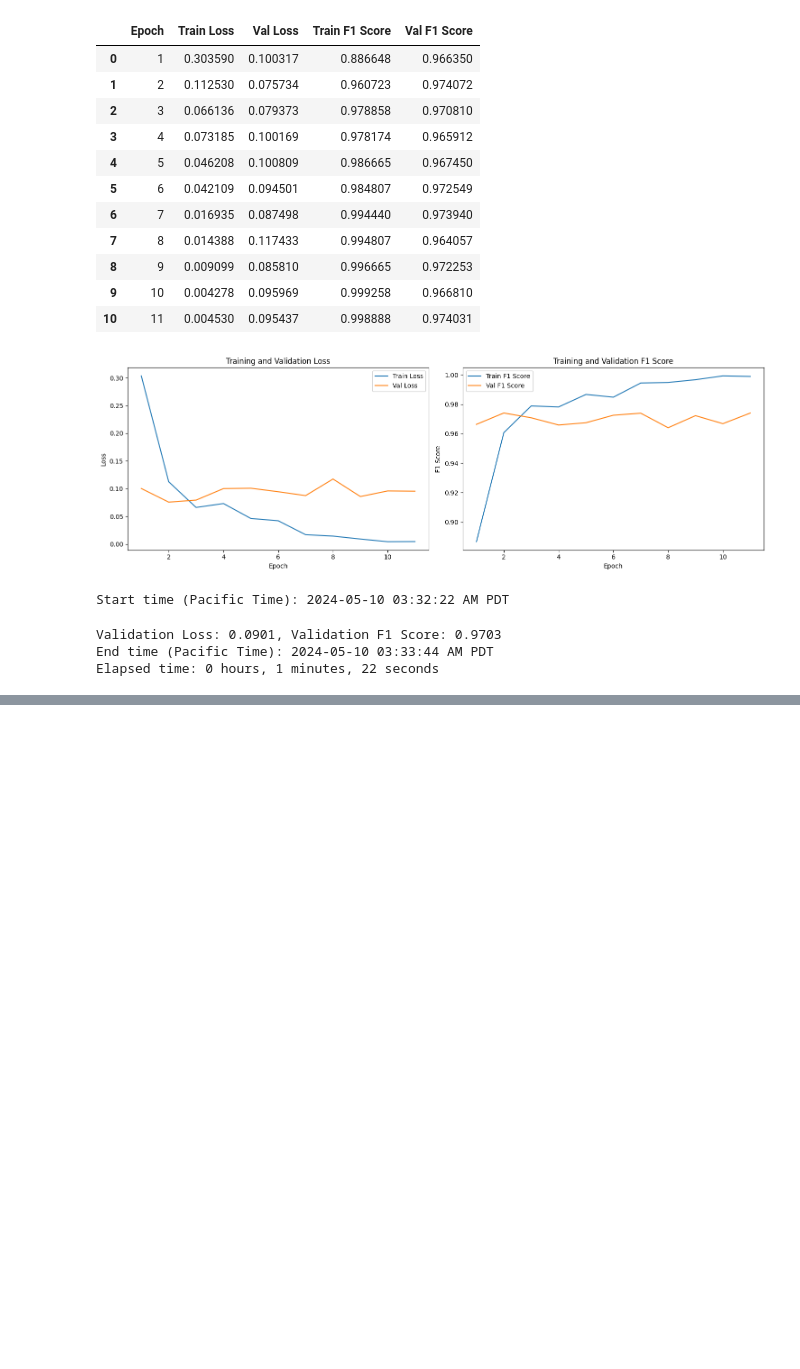
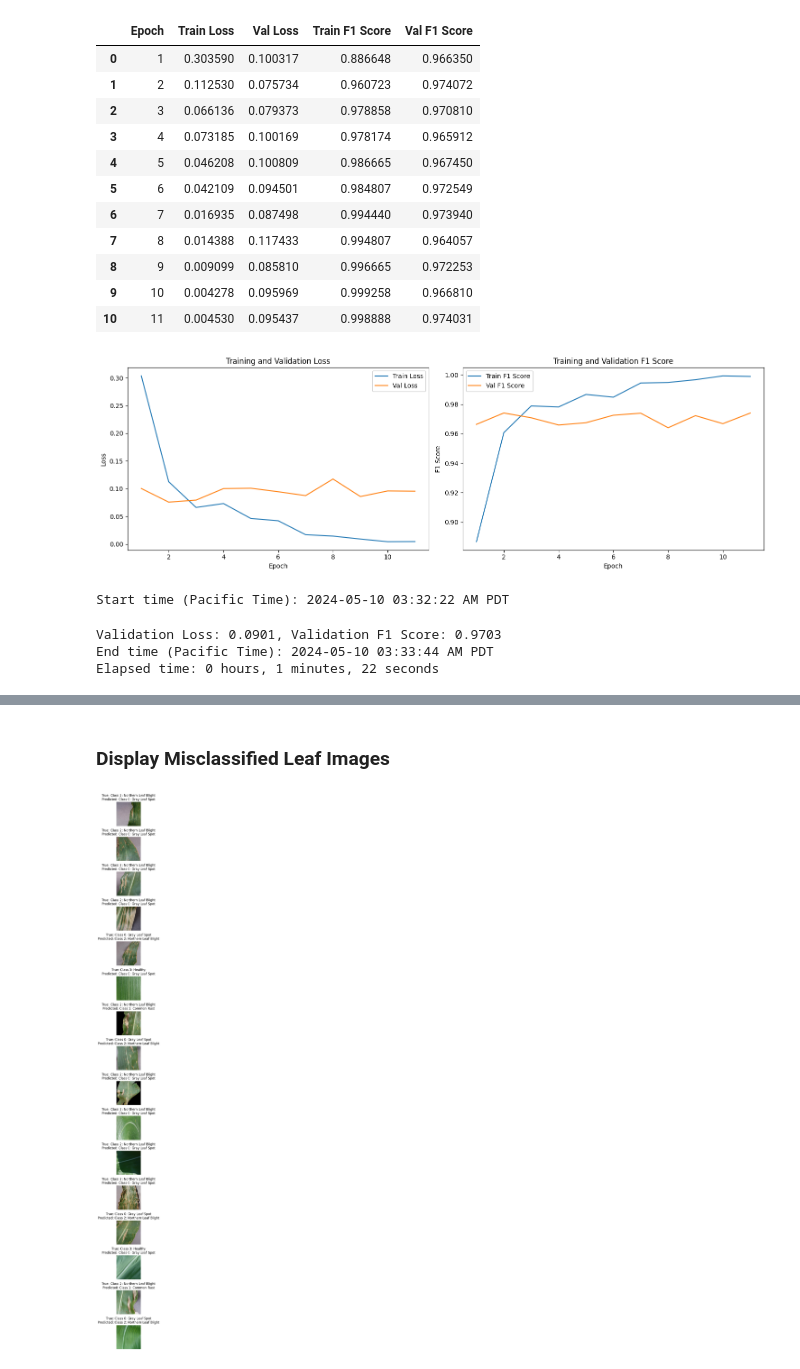
Before and after one commit to acabanela/deeplearning-final-project-sp24, a Jupyter notebook: Amadeo_ViT_fine_tuning.ipynb, the cells around one changed output, grey strips where cells are left out. Drawn from its saved outputs; the diff is of its cells as text; code cells hidden in the pictures; blank space fills up the shorter version.

```diff
--- a/Amadeo_ViT_fine_tuning.ipynb
+++ b/Amadeo_ViT_fine_tuning.ipynb
@@ -1180,0 +1450,47 @@ Elapsed time: 0 hours, 1 minutes, 22 seconds
+# %% [markdown]
+### Display Misclassified Leaf Images
+# %%
+class_names = {0: 'Class 0: Gray Leaf Spot',
+               1: 'Class 1: Common Rust',
+               2: 'Class 2: Northern Leaf Blight',
+               3: 'Class 3: Healthy'}
+
+import matplotlib.pyplot as plt
+import numpy as np
+
+def plot_images(images, titles, figsize=(15, 30)):
+    num_images = len(images)
+    fig, axes = plt.subplots(num_images, 1, figsize=figsize)
+    for i in range(num_images):
+        axes[i].imshow(images[i])
+        axes[i].set_title(titles[i])
+        axes[i].axis('off')
+    plt.tight_layout()
+    plt.show()
+
+# Define a function to plot misclassified images
+def plot_misclassified_samples(val_predictions, val_targets, val_loader, class_names):
+    misclassified_indices = np.where(np.array(val_predictions) != np.array(val_targets))[0]
+    # num_misclassified = min(5, len(misclassified_indices)) # can also sample if # of misclassified is high
+    # sample_indices = np.random.choice(misclassified_indices, num_misclassified, replace=False)
+    sample_indices = misclassified_indices
+
+    misclassified_images = []
+    true_labels = []
+    predicted_labels = []
+
+    for batch_images, batch_labels in val_loader:
+        for idx, label in enumerate(batch_labels):
+            if idx in sample_indices:
+                image = batch_images[idx].permute(1, 2, 0).numpy()  # Convert from tensor to numpy array
+                misclassified_images.append(image)
+                true_label = class_names[val_targets[idx]]
+                predicted_label = class_names[val_predictions[idx]]
+                true_labels.append(true_label)
+                predicted_labels.append(predicted_label)
+
+    plot_images(misclassified_images, [f'True: {true}\nPredicted: {pred}' for true, pred in zip(true_labels, predicted_labels)])
+
+plot_misclassified_samples(val_predictions, val_targets, val_loader, class_names)
+# %% [output]
+[figure, added]
```
Also changed, not shown: parts of 36 cells of this notebook.
